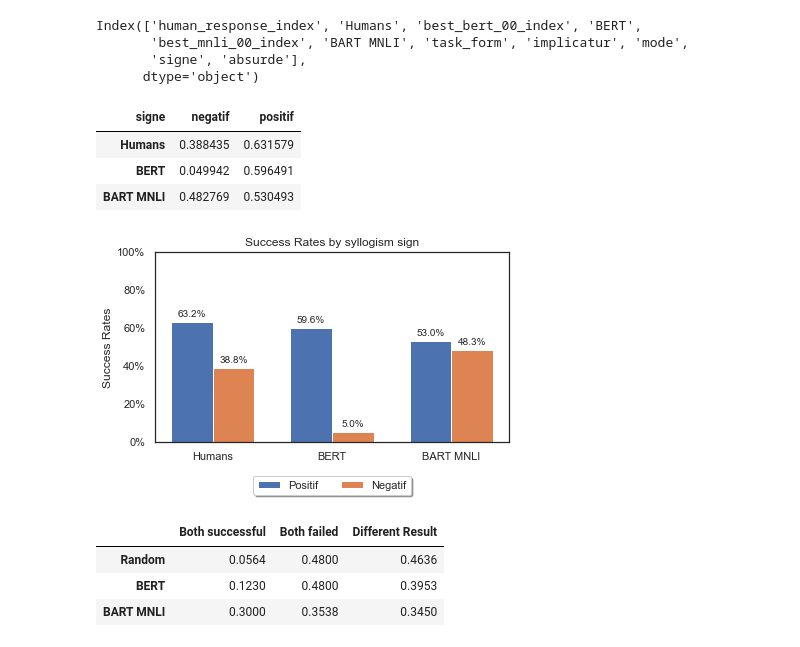
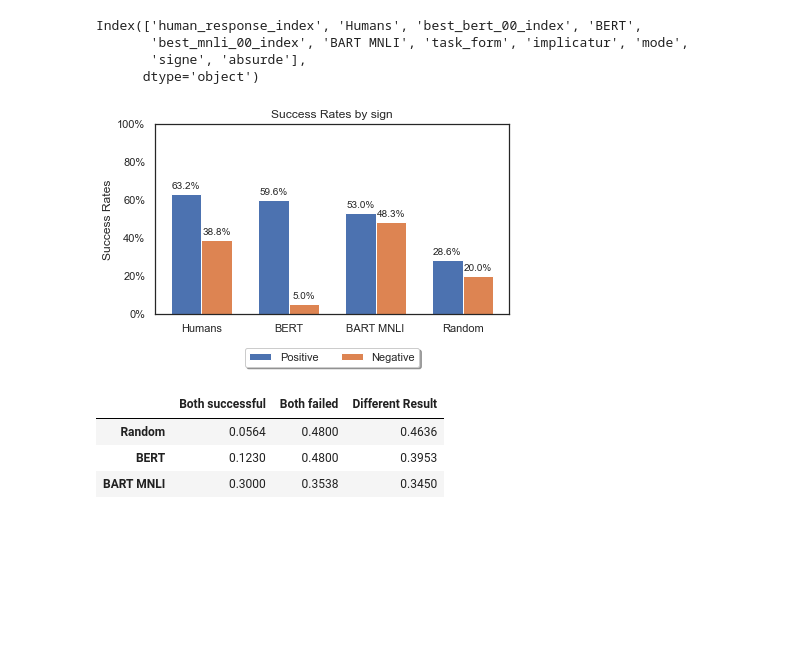
Before and after one commit to charles-42/Memoire_M2, a Jupyter notebook: notebook/article/02_plots.ipynb, the cells around one changed output. Saved outputs shown, nothing was run; the diff lists cells and outputs as text; code cells hidden in the pictures; blank space fills up the shorter version.

Commit message:
finish charts

```diff
--- a/notebook/article/02_plots.ipynb
+++ b/notebook/article/02_plots.ipynb
@@ -12,7 +12,7 @@ df_final = df_final.rename(columns = {'human_success':'Humans', 'bert_00success'
 df1 = df_final[['Humans','BERT', 'BART MNLI']].mean()
 df1 = df1.to_frame().reset_index()
 df1.columns=["Algo",'Success Rate']
-new_row = {'Algo':'Random', 'Success Rate':0.125}
+new_row = {'Algo':'Random', 'Success Rate':0.222}
 #append row to the dataframe
 df1 = df1.append(new_row, ignore_index=True).sort_values(by='Success Rate')
 df1
@@ -86,9 +93,10 @@ print(random_success, random_fail, random_differ)
 # %%
 # create DataFrame
 import matplotlib.pyplot as plt
-df = pd.DataFrame({'Both successful': [0.0564, 0.123, 0.300],
-                   'Both failed': [0.480, 0.480, 0.3538],
-                   'Different Results': [0.4636, 0.3953, 0.345]},
+import matplotlib.ticker as mtick
+df = pd.DataFrame({'Both successful': [0.1304, 0.123, 0.300],
+                   'Both failed': [0.4568, 0.480, 0.3538],
+                   'Different Results': [0.4127, 0.3953, 0.345]},
                   index=['Random', 'BERT', 'BART MNLI'])
 
 
@@ -127,4 +135,7 @@ ax.legend(loc='upper center', bbox_to_anchor=(0.5, -0.15),
 #                     bar.get_height()), ha='center', va='center',
 #                    size=10, xytext=(0, 8),
 #                    textcoords='offset points')
+plt.savefig("./charts/2_percentage_similarity.png", bbox_inches='tight')
+
+plt.show()
 # %% [output]
@@ -183,54 +193,54 @@ Index(['human_response_index', 'Humans', 'best_bert_00_index', 'BERT',
 # %%
 df_signe = df_final[['Humans','BERT', 'BART MNLI','signe']].groupby("signe").mean()
 df_signe = df_signe.transpose()
-df_signe
+df_signe = df_signe.reset_index()
+new_row = {'negatif':0.2, 'positif':0.2857, "index":"Random"}
+#append row to the dataframe
+df_signe = df_signe.append(new_row, ignore_index=True)
+df_signe = df_signe.rename(columns ={ "index": "Signe"})
-# %% [output]
-| signe | negatif | positif |
-| Humans | 0.388435 | 0.631579 |
-| BERT | 0.049942 | 0.596491 |
-| BART MNLI | 0.482769 | 0.530493 |
 # %%
 import matplotlib.ticker as mtick
 import numpy as np
 
-x = np.arange(3)  # the label locations
+x = np.arange(4)  # the label locations
 width = 0.35  # the width of the bars
 
 fig, ax = plt.subplots()
-rects1 = ax.bar(x - width/2, df_signe.positif, width, label='Positif')
-rects2 = ax.bar(x + width/2, df_signe.negatif, width, label='Negatif')
+rects1 = ax.bar(x - width/2, df_signe.positif, width, label='Positive')
+rects2 = ax.bar(x + width/2, df_signe.negatif, width, label='Negative')
 
 
 # Add some text for labels, title and custom x-axis tick labels, etc.
 ax.set_ylabel('Success Rates')
-ax.set_title('Success Rates by syllogism sign')
+ax.set_title('Success Rates by sign')
 ax.figure.subplots_adjust(left=0.15, top=0.9)
 ax.yaxis.set_major_formatter(mtick.PercentFormatter(xmax=1.0))
 ax.set_ylim(0,1)
 ax.set_xlabel('')
-ax.set_xticks(x, df_signe.index)
+ax.set_xticks(x, df_signe.Signe)
 ax.legend(loc='upper center', bbox_to_anchor=(0.5, -0.15),
           fancybox=True, shadow=True, ncol=5)
 
 for bar in ax.patches:
 
   # Using Matplotlib's annotate function and
   # passing the coordinates where the annotation shall be done
   # x-coordinate: bar.get_x() + bar.get_width() / 2
   # y-coordinate: bar.get_height()
   # free space to be left to make graph pleasing: (0, 8)
   # ha and va stand for the horizontal and vertical alignment
     ax.annotate(format(bar.get_height(), '.1%'),
                    (bar.get_x() + bar.get_width() / 2,
                     bar.get_height()), ha='center', va='center',
                    size=10, xytext=(0, 8),
                    textcoords='offset points')
 
 fig.tight_layout()
+plt.savefig("./charts/3_SR_by_sign.png")
 
 plt.show()
 # %% [output]
-[figure, old version]
+[figure, new version]
 # %%
 df
 # %% [output]
```
Also changed, not shown: parts of 33 cells of this notebook, 13 other files.
